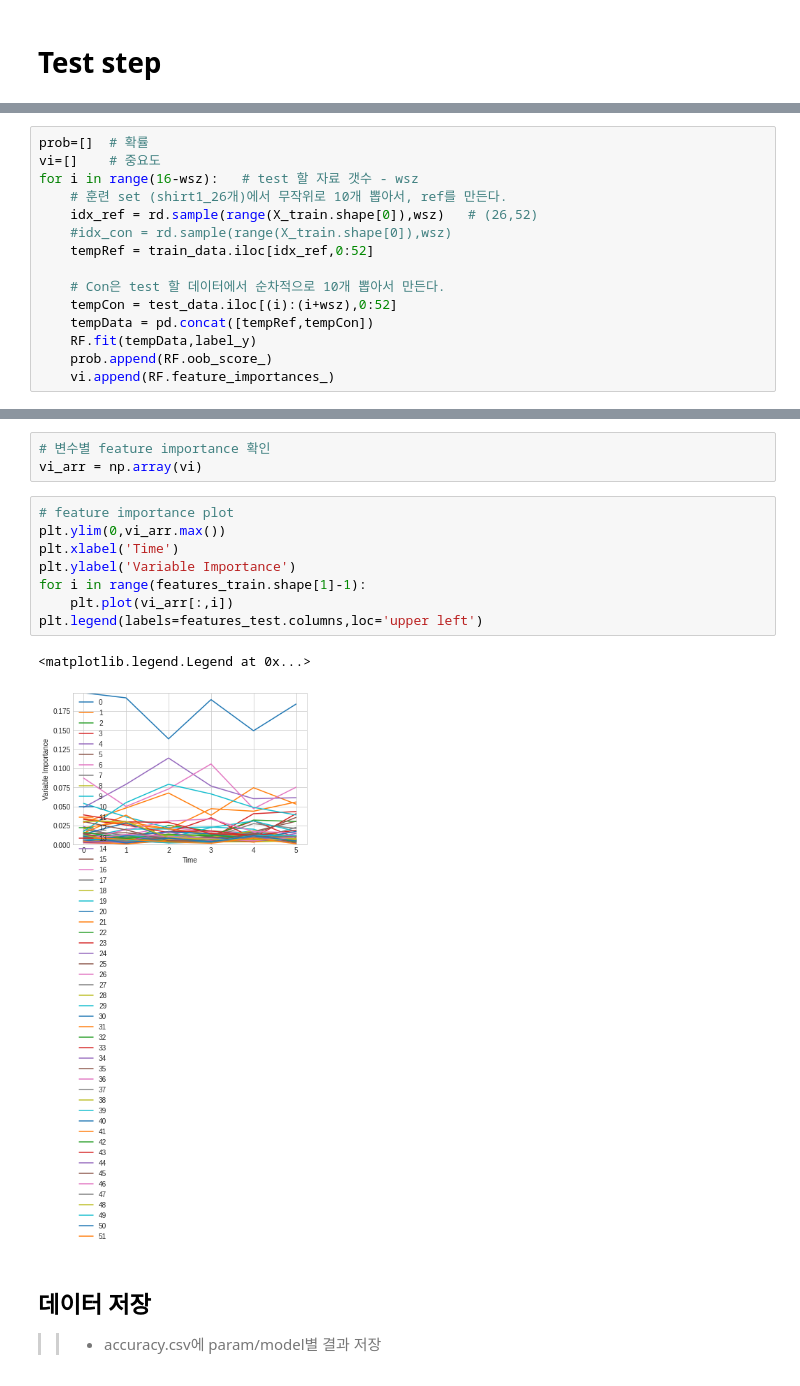
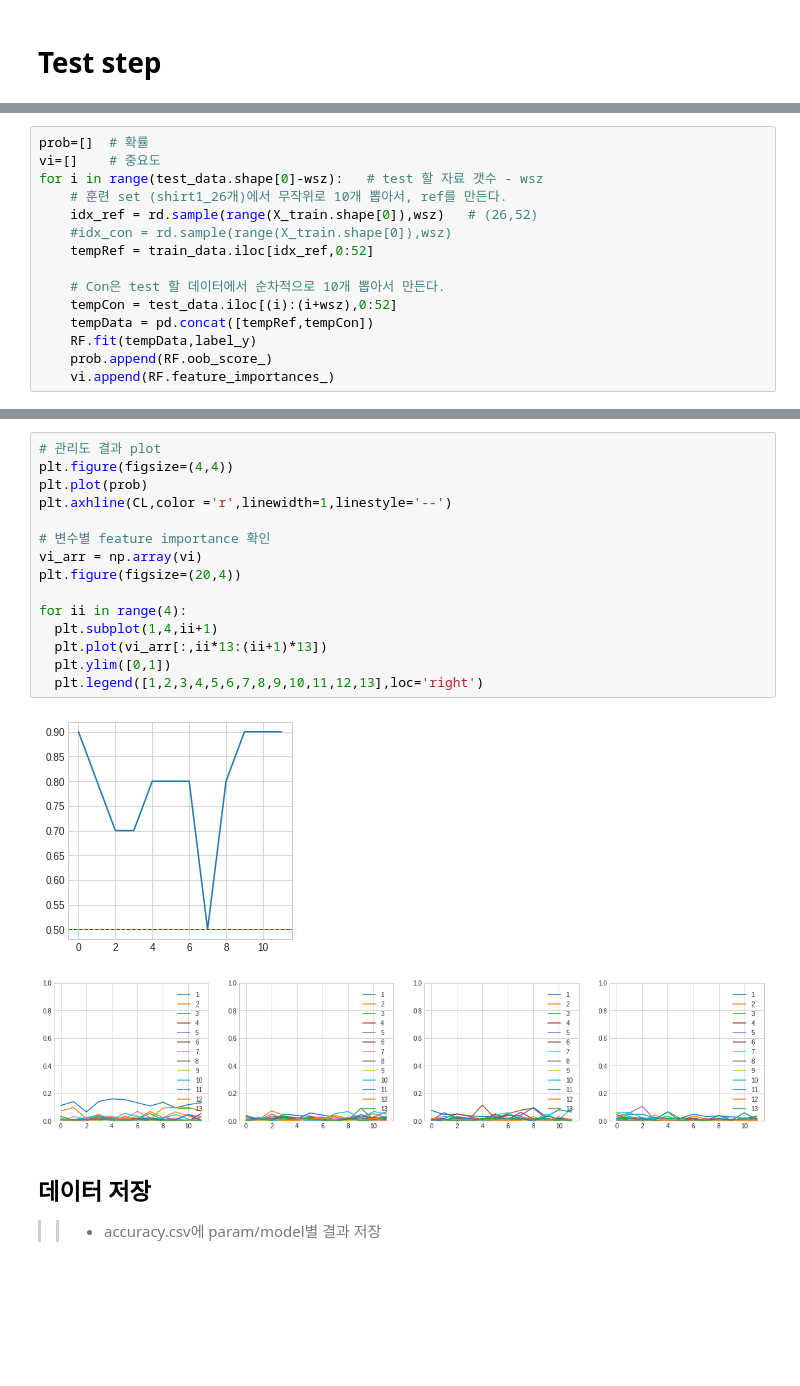
Before and after one commit to caplove/DX_team_4_repo, a Jupyter notebook: Team_4_데이터분석.ipynb, the cells around one changed output, grey strips where cells are left out. Cells and saved outputs as stored; diff of their text form; blank space fills up the shorter version.

```diff
--- a/Team_4_데이터분석.ipynb
+++ b/Team_4_데이터분석.ipynb
@@ -291,7 +274,7 @@ plt.plot(prob_CL,'ko')
 # %%
 prob=[]  # 확률
 vi=[]    # 중요도
-for i in range(16-wsz):   # test 할 자료 갯수 - wsz
+for i in range(test_data.shape[0]-wsz):   # test 할 자료 갯수 - wsz
     # 훈련 set (shirt1_26개)에서 무작위로 10개 뽑아서, ref를 만든다.
     idx_ref = rd.sample(range(X_train.shape[0]),wsz)   # (26,52)
     #idx_con = rd.sample(range(X_train.shape[0]),wsz)
@@ -312,17 +289,21 @@ plt.axhline(CL,color ='r',linewidth=1,linestyle='--')
-# %%
-# 변수별 feature importance 확인
-vi_arr = np.array(vi)
-# %%
-# feature importance plot
-plt.ylim(0,vi_arr.max())
-plt.xlabel('Time')
-plt.ylabel('Variable Importance')
-for i in range(features_train.shape[1]-1):
-    plt.plot(vi_arr[:,i])
-plt.legend(labels=features_test.columns,loc='upper left')
-# %% [output]
-<matplotlib.legend.Legend at 0x...>
-[figure, removed]
+# %%
+# 관리도 결과 plot
+plt.figure(figsize=(4,4))
+plt.plot(prob)
+plt.axhline(CL,color ='r',linewidth=1,linestyle='--')
+
+# 변수별 feature importance 확인
+vi_arr = np.array(vi)
+plt.figure(figsize=(20,4))
+
+for ii in range(4):
+  plt.subplot(1,4,ii+1)
+  plt.plot(vi_arr[:,ii*13:(ii+1)*13])
+  plt.ylim([0,1])
+  plt.legend([1,2,3,4,5,6,7,8,9,10,11,12,13],loc='right')
+# %% [output]
+[figure, added]
+[figure, added]
 # %% [markdown]
 ## 데이터 저장
 >> - accuracy.csv에 param/model별 결과 저장
```
Also changed, not shown: parts of 14 cells of this notebook.
